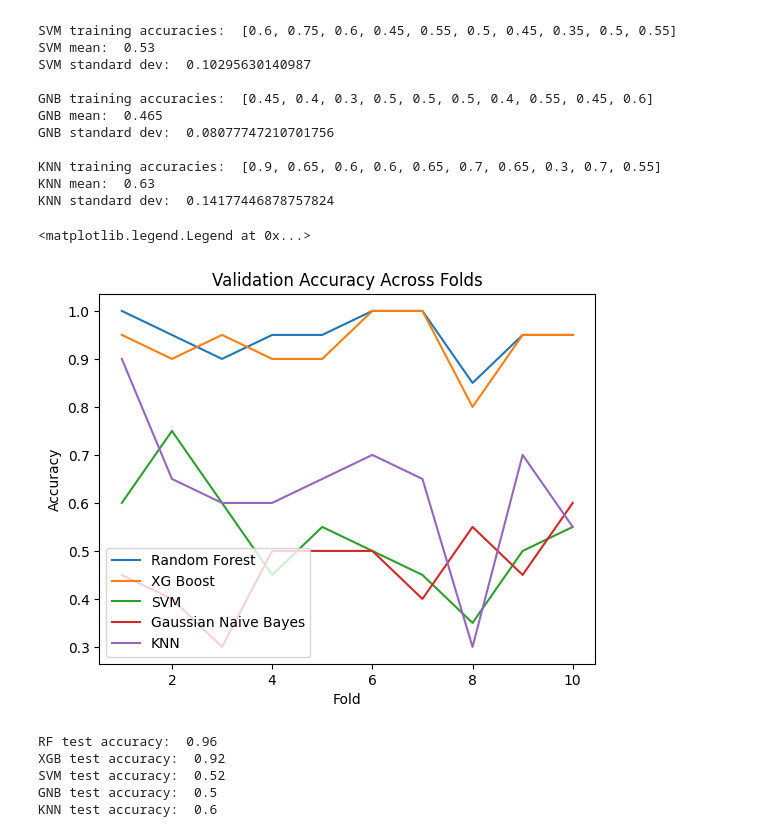
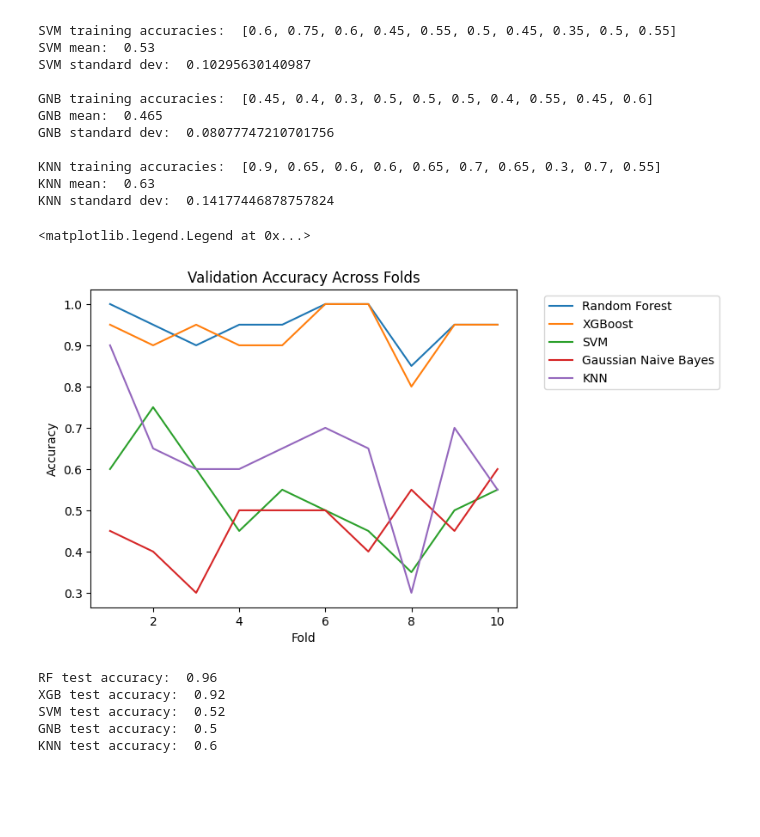
Before and after one commit to shushkovsky/02-518-Pancreatic-Cancer-Detection-Project, a Jupyter notebook: PancreaticCancerDetection.ipynb, the cells around one changed output. Saved outputs shown, nothing was run; the diff lists cells and outputs as text; code cells hidden in the pictures; blank space fills up the shorter version.

```diff
--- a/PancreaticCancerDetection.ipynb
+++ b/PancreaticCancerDetection.ipynb
@@ -737,21 +739,21 @@ KNN standard dev:  0.14177446878757824
 # %%
 #Plot Validation Accuracy
 foldsList = [i for i in range(1,11)]
 
 plt.plot(foldsList, rf_ncbi_scores, label="Random Forest")
 plt.plot(foldsList, xgb_ncbi_scores, label="XGBoost")
 plt.plot(foldsList, svm_ncbi_scores, label="SVM")
 plt.plot(foldsList, gnb_ncbi_scores, label="Gaussian Naive Bayes")
 plt.plot(foldsList, knn_ncbi_scores, label="KNN")
 
 
 plt.title("Validation Accuracy Across Folds")
 plt.xlabel("Fold")
 plt.ylabel("Accuracy")
-plt.legend()
+plt.legend(bbox_to_anchor=(1.05, 1.0), loc='upper left')
 # %% [output]
 <matplotlib.legend.Legend at 0x...>
-[figure, old version]
+[figure, new version]
 # %%
 # set up test data
 X_ncbi_test = test_ncbi_data.drop(columns=['Diagnosis'])
```
Also changed, not shown: parts of 7 cells of this notebook.
